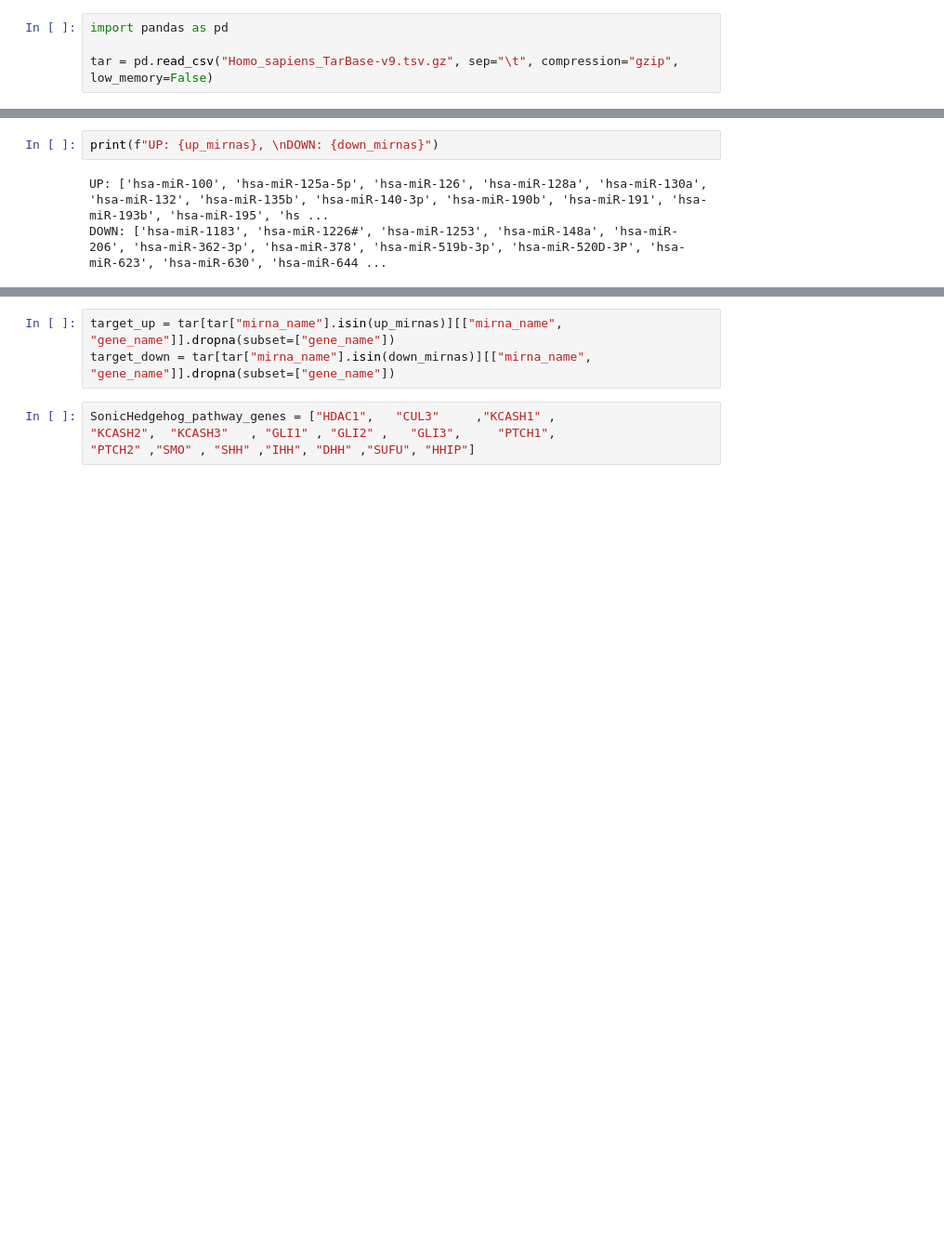
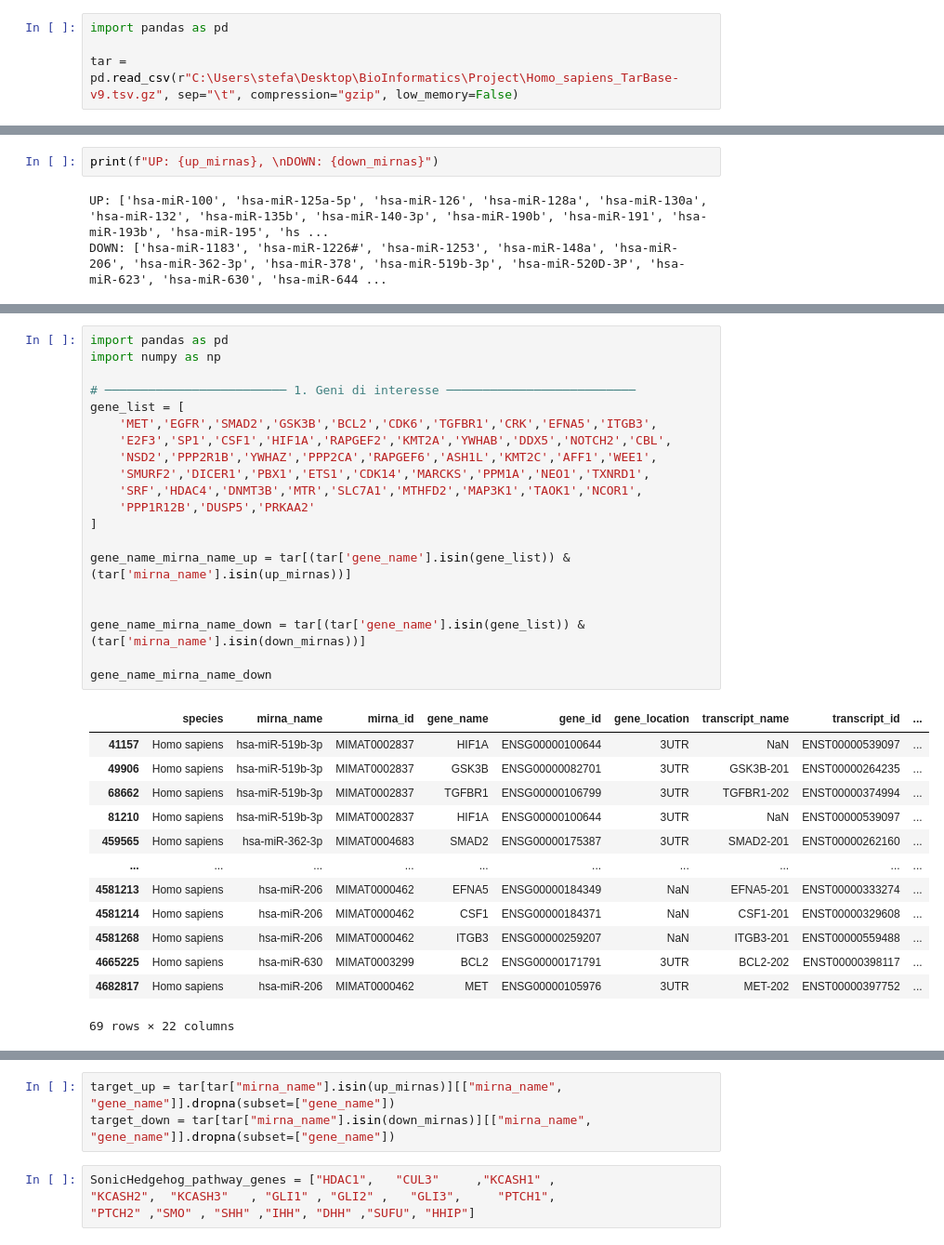
Before and after one commit to stefano899/BioInformatics, a Jupyter notebook: SonicHedeghog_Analysis.ipynb, the cells around one changed output, grey strips where cells are left out. Shown at 93% size. Saved outputs shown, nothing was run; the diff lists cells and outputs as text; blank space fills up the shorter version.

```diff
--- a/SonicHedeghog_Analysis.ipynb
+++ b/SonicHedeghog_Analysis.ipynb
@@ -55,7 +55,7 @@ group2 = "Caco2-LS174T"
 # %%
 import pandas as pd
 
-tar = pd.read_csv("Homo_sapiens_TarBase-v9.tsv.gz", sep="\t", compression="gzip", low_memory=False)
+tar = pd.read_csv(r"C:\Users\stefa\Desktop\BioInformatics\Project\Homo_sapiens_TarBase-v9.tsv.gz", sep="\t", compression="gzip", low_memory=False)
 # %%
 tar.mirna_name
 # %% [output]
@@ -88,0 +100,34 @@ DOWN: ['hsa-miR-1183', 'hsa-miR-1226#', 'hsa-miR-1253', 'hsa-miR-148a', 'hsa-miR
+# %%
+import pandas as pd
+import numpy as np
+
+# ───────────────────────── 1. Geni di interesse ──────────────────────────
+gene_list = [
+    'MET','EGFR','SMAD2','GSK3B','BCL2','CDK6','TGFBR1','CRK','EFNA5','ITGB3',
+    'E2F3','SP1','CSF1','HIF1A','RAPGEF2','KMT2A','YWHAB','DDX5','NOTCH2','CBL',
+    'NSD2','PPP2R1B','YWHAZ','PPP2CA','RAPGEF6','ASH1L','KMT2C','AFF1','WEE1',
+    'SMURF2','DICER1','PBX1','ETS1','CDK14','MARCKS','PPM1A','NEO1','TXNRD1',
+    'SRF','HDAC4','DNMT3B','MTR','SLC7A1','MTHFD2','MAP3K1','TAOK1','NCOR1',
+    'PPP1R12B','DUSP5','PRKAA2'
+]
+
+gene_name_mirna_name_up = tar[(tar['gene_name'].isin(gene_list)) & (tar['mirna_name'].isin(up_mirnas))]
+
+
+gene_name_mirna_name_down = tar[(tar['gene_name'].isin(gene_list)) & (tar['mirna_name'].isin(down_mirnas))]
+
+gene_name_mirna_name_down
+# %% [output]
+|  | species | mirna_name | mirna_id | gene_name | gene_id | gene_location | transcript_name | transcript_id | ... |
+| 41157 | Homo sapiens | hsa-miR-519b-3p | MIMAT0002837 | HIF1A | ENSG00000100644 | 3UTR | NaN | ENST00000539097 | ... |
+| 49906 | Homo sapiens | hsa-miR-519b-3p | MIMAT0002837 | GSK3B | ENSG00000082701 | 3UTR | GSK3B-201 | ENST00000264235 | ... |
+| 68662 | Homo sapiens | hsa-miR-519b-3p | MIMAT0002837 | TGFBR1 | ENSG00000106799 | 3UTR | TGFBR1-202 | ENST00000374994 | ... |
+| 81210 | Homo sapiens | hsa-miR-519b-3p | MIMAT0002837 | HIF1A | ENSG00000100644 | 3UTR | NaN | ENST00000539097 | ... |
+| 459565 | Homo sapiens | hsa-miR-362-3p | MIMAT0004683 | SMAD2 | ENSG00000175387 | 3UTR | SMAD2-201 | ENST00000262160 | ... |
+| ... | ... | ... | ... | ... | ... | ... | ... | ... | ... |
+| 4581213 | Homo sapiens | hsa-miR-206 | MIMAT0000462 | EFNA5 | ENSG00000184349 | NaN | EFNA5-201 | ENST00000333274 | ... |
+| 4581214 | Homo sapiens | hsa-miR-206 | MIMAT0000462 | CSF1 | ENSG00000184371 | NaN | CSF1-201 | ENST00000329608 | ... |
+| 4581268 | Homo sapiens | hsa-miR-206 | MIMAT0000462 | ITGB3 | ENSG00000259207 | NaN | ITGB3-201 | ENST00000559488 | ... |
+| 4665225 | Homo sapiens | hsa-miR-630 | MIMAT0003299 | BCL2 | ENSG00000171791 | 3UTR | BCL2-202 | ENST00000398117 | ... |
+| 4682817 | Homo sapiens | hsa-miR-206 | MIMAT0000462 | MET | ENSG00000105976 | 3UTR | MET-202 | ENST00000397752 | ... |
+69 rows × 22 columns
```
Also changed, not shown: parts of 7 cells of this notebook.
